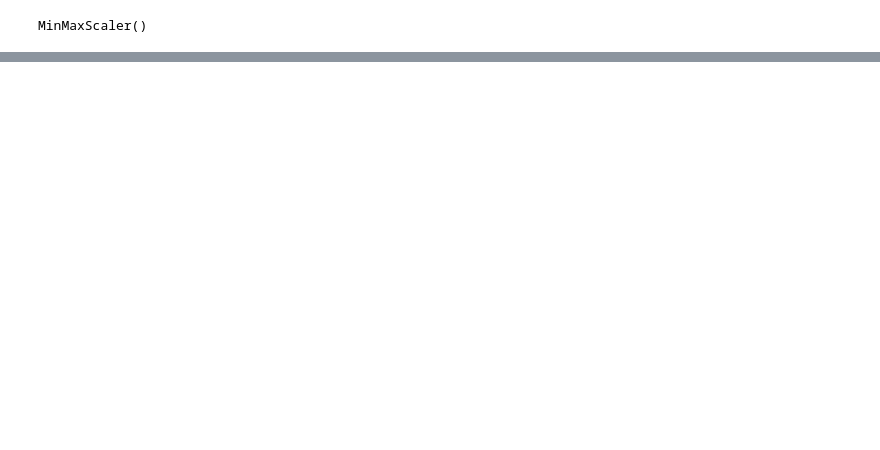
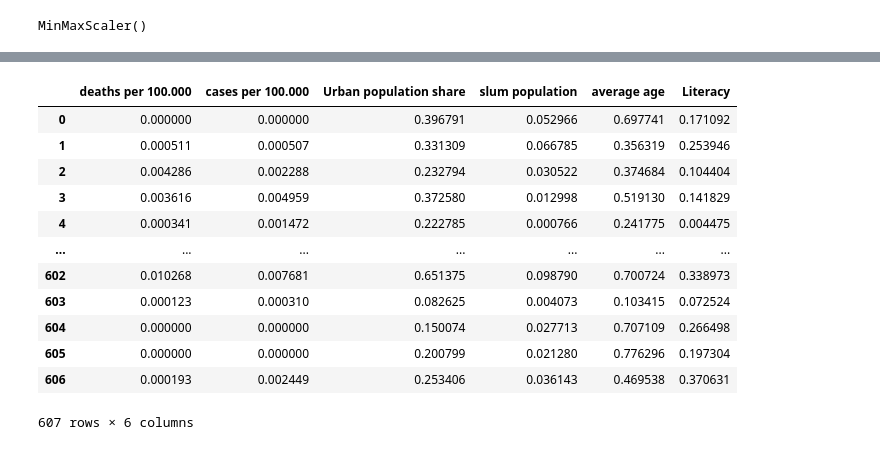
Before and after one commit to Daniel-Los/Introduction-to-datascience-final-project, a Jupyter notebook: Map_India.ipynb, the cells around one changed output, grey strips where cells are left out. Saved outputs shown, nothing was run; the diff lists cells and outputs as text; code cells hidden in the pictures; blank space fills up the shorter version.

```diff
--- a/Map_India.ipynb
+++ b/Map_India.ipynb
@@ -267 +261,18 @@ india_joined
+# %%
+km_list1 = ['deaths per 100.000', 'cases per 100.000', 'Urban population share', 'slum population', 'average age', 'Literacy']
+india_joined[km_list1]
+# %% [output]
+|  | deaths per 100.000 | cases per 100.000 | Urban population share | slum population | average age | Literacy |
+| 0 | 0.000000 | 0.000000 | 0.396791 | 0.052966 | 0.697741 | 0.171092 |
+| 1 | 0.000511 | 0.000507 | 0.331309 | 0.066785 | 0.356319 | 0.253946 |
+| 2 | 0.004286 | 0.002288 | 0.232794 | 0.030522 | 0.374684 | 0.104404 |
+| 3 | 0.003616 | 0.004959 | 0.372580 | 0.012998 | 0.519130 | 0.141829 |
+| 4 | 0.000341 | 0.001472 | 0.222785 | 0.000766 | 0.241775 | 0.004475 |
+| ... | ... | ... | ... | ... | ... | ... |
+| 602 | 0.010268 | 0.007681 | 0.651375 | 0.098790 | 0.700724 | 0.338973 |
+| 603 | 0.000123 | 0.000310 | 0.082625 | 0.004073 | 0.103415 | 0.072524 |
+| 604 | 0.000000 | 0.000000 | 0.150074 | 0.027713 | 0.707109 | 0.266498 |
+| 605 | 0.000000 | 0.000000 | 0.200799 | 0.021280 | 0.776296 | 0.197304 |
+| 606 | 0.000193 | 0.002449 | 0.253406 | 0.036143 | 0.469538 | 0.370631 |
+607 rows × 6 columns
 # %%
```
Also changed, not shown: parts of 28 cells of this notebook, 2 other files.
